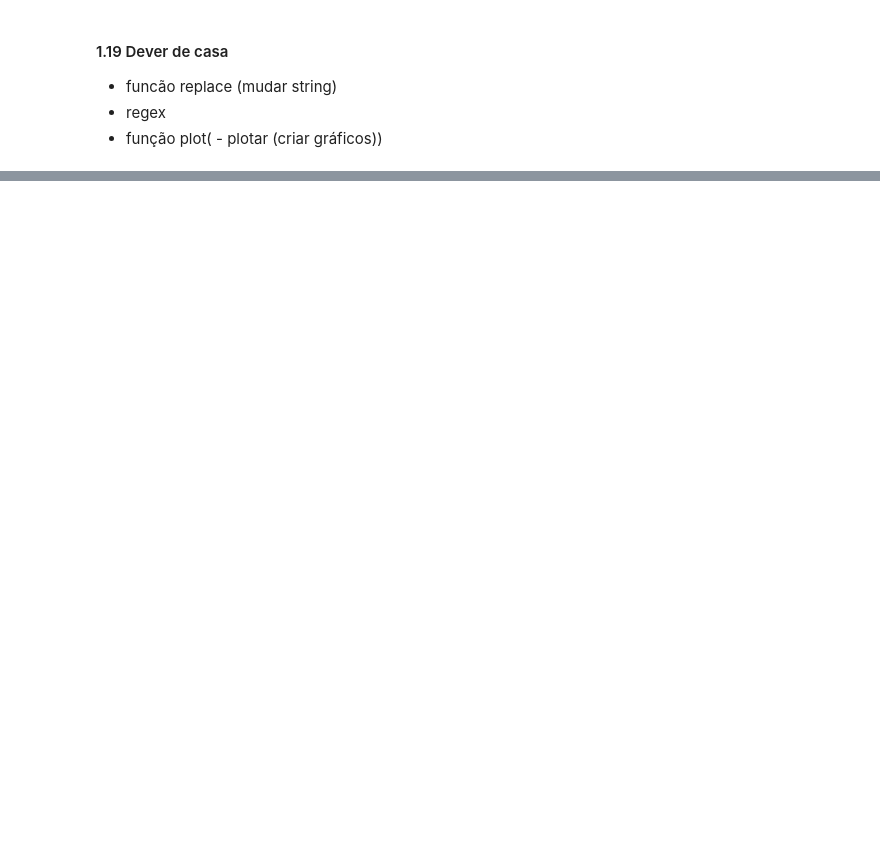
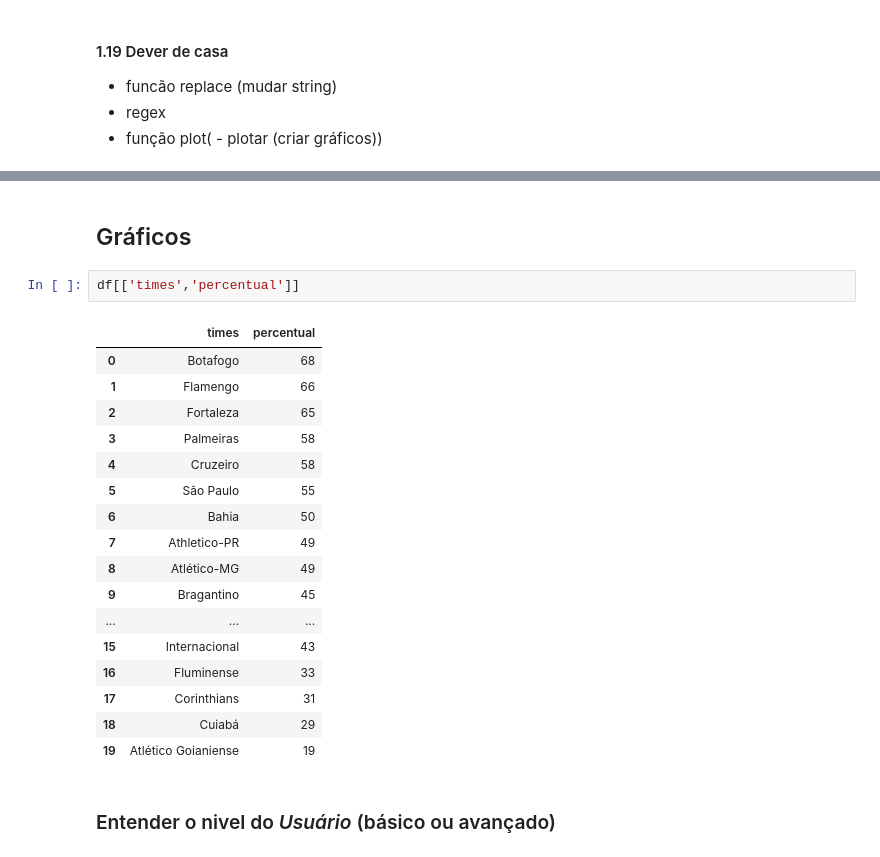
Before and after one commit to GLuizHB/Projeto_Final_Manha, a Jupyter notebook: webscraping.ipynb, the cells around one changed output, grey strips where cells are left out. Saved outputs shown, nothing was run; the diff lists cells and outputs as text; blank space fills up the shorter version.

```diff
--- a/webscraping.ipynb
+++ b/webscraping.ipynb
@@ -286,0 +352,24 @@ df[['time','percentual']]
+# %% [markdown]
+## Gráficos
+# %%
+df[['times','percentual']]
+# %% [output]
+|  | times | percentual |
+| 0 | Botafogo | 68 |
+| 1 | Flamengo | 66 |
+| 2 | Fortaleza | 65 |
+| 3 | Palmeiras | 58 |
+| 4 | Cruzeiro | 58 |
+| 5 | São Paulo | 55 |
+| 6 | Bahia | 50 |
+| 7 | Athletico-PR | 49 |
+| 8 | Atlético-MG | 49 |
+| 9 | Bragantino | 45 |
+| ... | ... | ... |
+| 15 | Internacional | 43 |
+| 16 | Fluminense | 33 |
+| 17 | Corinthians | 31 |
+| 18 | Cuiabá | 29 |
+| 19 | Atlético Goianiense | 19 |
+# %% [markdown]
+### Entender o nivel do *Usuário* (básico ou avançado)
```
Also changed, not shown: parts of 19 cells of this notebook.
